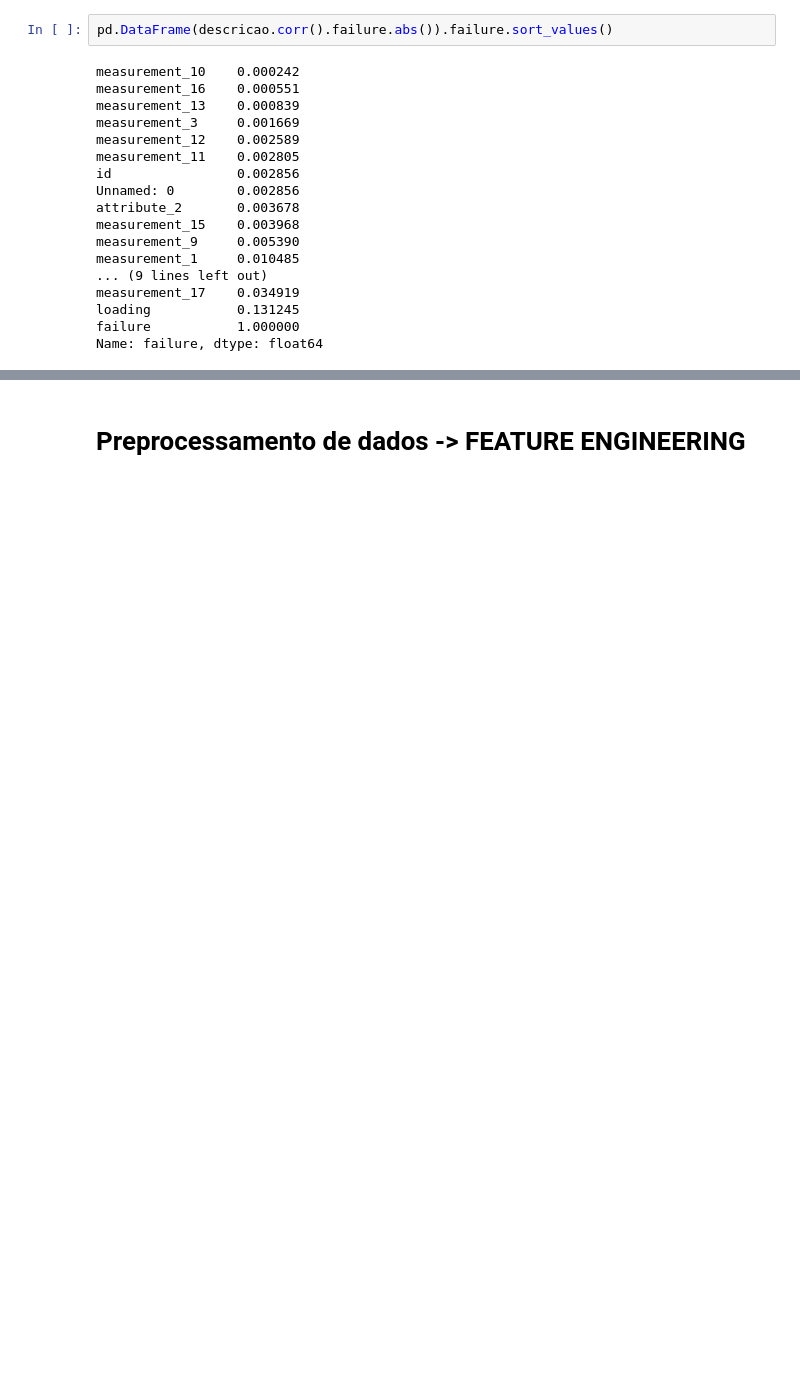
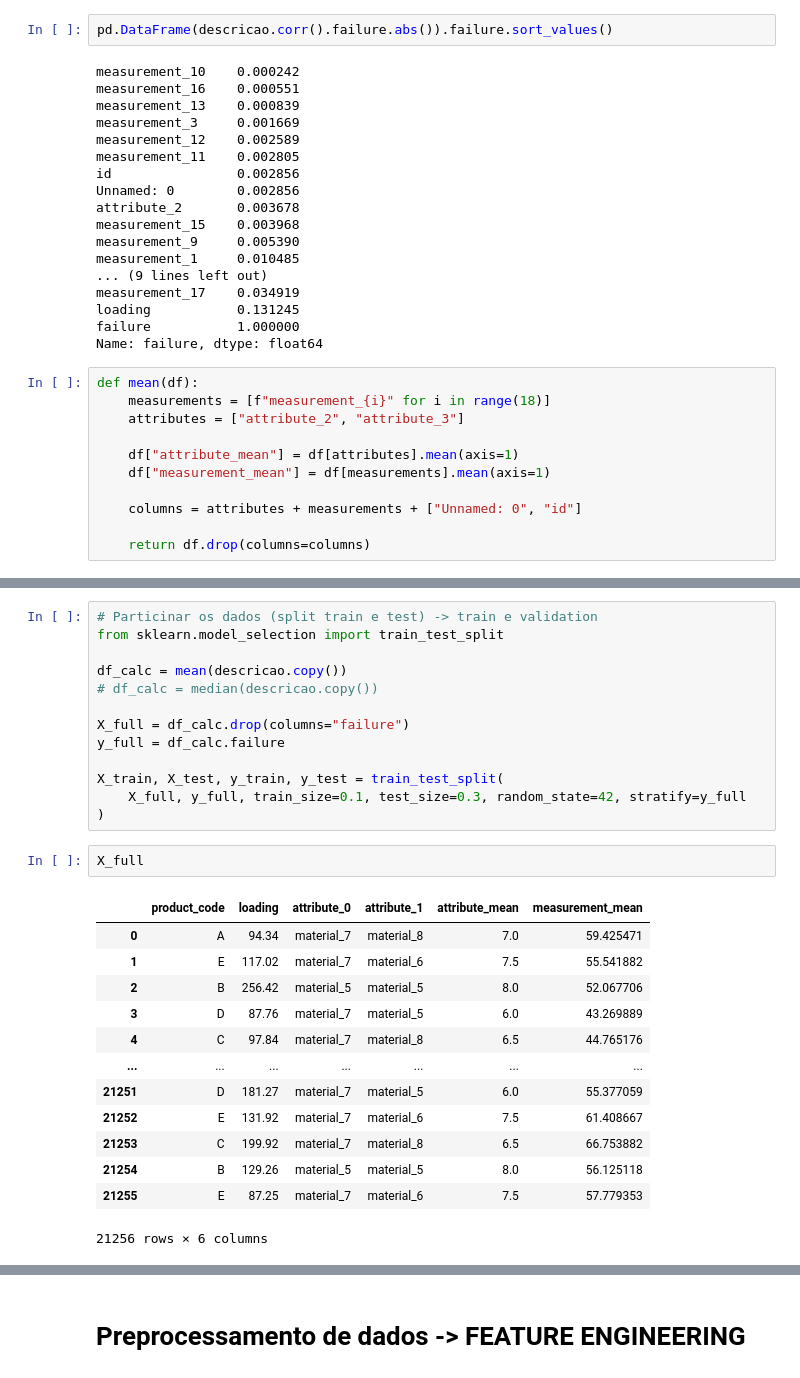
Before and after one commit to alvesgabriel/lets-code-analytics-modulo-5, a Jupyter notebook: project.ipynb, the cells around one changed output, grey strips where cells are left out. Saved outputs shown, nothing was run; the diff lists cells and outputs as text; blank space fills up the shorter version.

```diff
--- a/project.ipynb
+++ b/project.ipynb
@@ -173,3 +213,14 @@ measurement_17    0.034919
 loading           0.131245
 failure           1.000000
 Name: failure, dtype: float64
+# %%
+def mean(df):
+    measurements = [f"measurement_{i}" for i in range(18)]
+    attributes = ["attribute_2", "attribute_3"]
+
+    df["attribute_mean"] = df[attributes].mean(axis=1)
+    df["measurement_mean"] = df[measurements].mean(axis=1)
+
+    columns = attributes + measurements + ["Unnamed: 0", "id"]
+
+    return df.drop(columns=columns)
@@ -175,0 +238,29 @@ Name: failure, dtype: float64
+# %%
+# Particinar os dados (split train e test) -> train e validation
+from sklearn.model_selection import train_test_split
+
+df_calc = mean(descricao.copy())
+# df_calc = median(descricao.copy())
+
+X_full = df_calc.drop(columns="failure")
+y_full = df_calc.failure
+
+X_train, X_test, y_train, y_test = train_test_split(
+    X_full, y_full, train_size=0.1, test_size=0.3, random_state=42, stratify=y_full
+)
+# %%
+X_full
+# %% [output]
+|  | product_code | loading | attribute_0 | attribute_1 | attribute_mean | measurement_mean |
+| 0 | A | 94.34 | material_7 | material_8 | 7.0 | 59.425471 |
+| 1 | E | 117.02 | material_7 | material_6 | 7.5 | 55.541882 |
+| 2 | B | 256.42 | material_5 | material_5 | 8.0 | 52.067706 |
+| 3 | D | 87.76 | material_7 | material_5 | 6.0 | 43.269889 |
+| 4 | C | 97.84 | material_7 | material_8 | 6.5 | 44.765176 |
+| ... | ... | ... | ... | ... | ... | ... |
+| 21251 | D | 181.27 | material_7 | material_5 | 6.0 | 55.377059 |
+| 21252 | E | 131.92 | material_7 | material_6 | 7.5 | 61.408667 |
+| 21253 | C | 199.92 | material_7 | material_8 | 6.5 | 66.753882 |
+| 21254 | B | 129.26 | material_5 | material_5 | 8.0 | 56.125118 |
+| 21255 | E | 87.25 | material_7 | material_6 | 7.5 | 57.779353 |
+21256 rows × 6 columns
```
Also changed, not shown: parts of 36 cells of this notebook, 1 other file.
